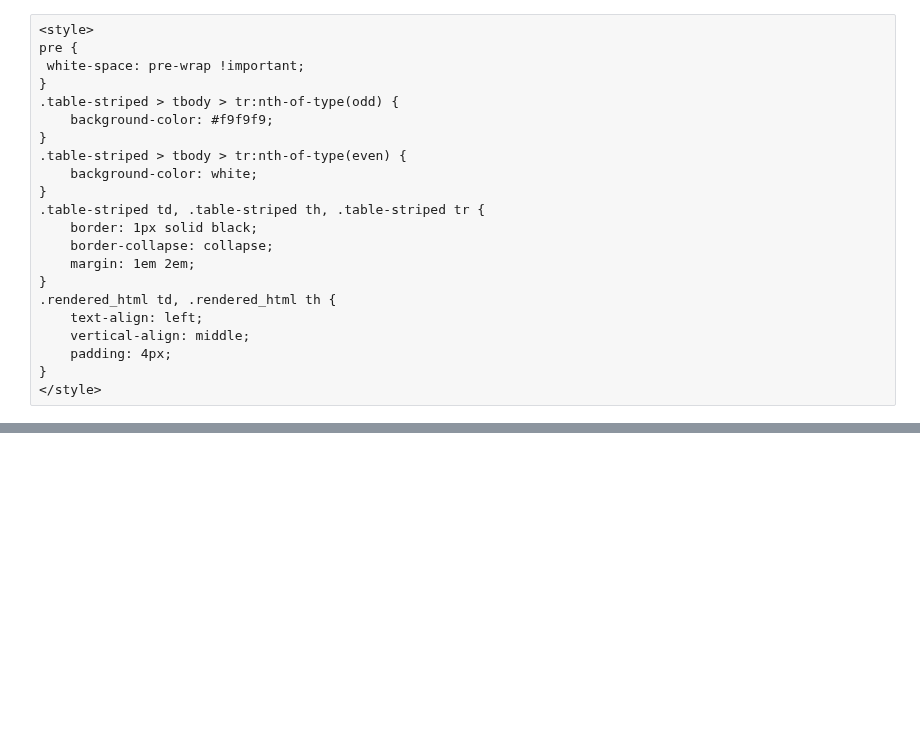
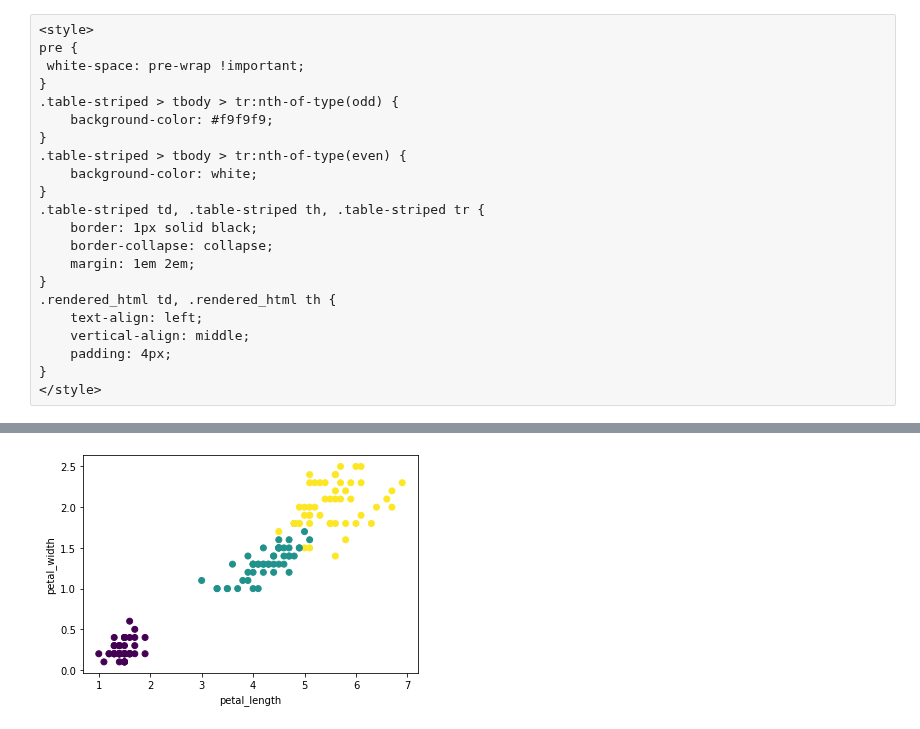
Before and after one commit to vaexio/vaex, a Jupyter notebook: docs/source/tutorial_ml.ipynb, the cells around one changed output, grey strips where cells are left out. Drawn from its saved outputs; the diff is of its cells as text; code cells hidden in the pictures; blank space fills up the shorter version.

```diff
--- a/docs/source/tutorial_ml.ipynb
+++ b/docs/source/tutorial_ml.ipynb
@@ -120,2 +22,0 @@ To demonstrate the performance and scaling of vaex, we continue with a special v
-# %%
-df = vaex.ml.datasets.load_iris_1e7()
@@ -225,2 +22,0 @@ We now run a PCA on **a billion rows**.
-# %%
-df_big = vaex.ml.datasets.load_iris_1e9()
@@ -306,0 +53,4 @@ df_encoded
+# %%
+df.scatter(df.petal_length, df.petal_width, c_expr=df.class_);
+# %% [output]
+[figure, added]
```
Also changed, not shown: parts of 91 cells of this notebook.
